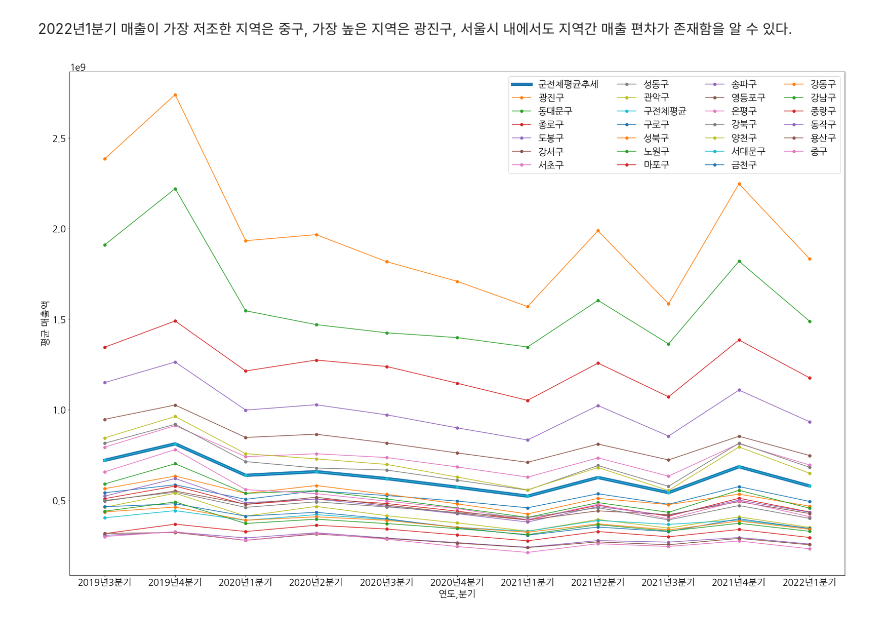
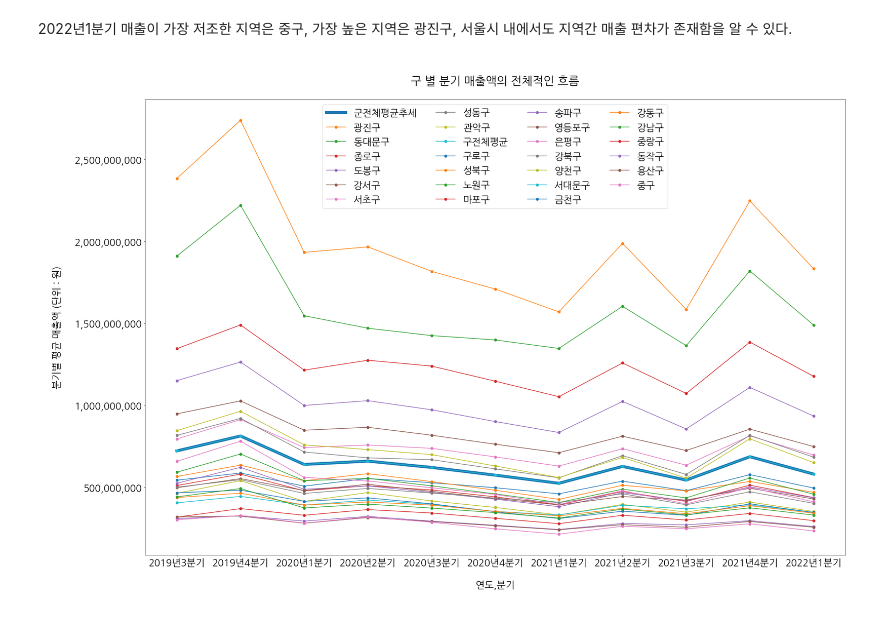
Before and after one commit to YongWanJin/KDTteam5_semiproject, a Jupyter notebook: code/안정화가_아닌_활성화방안.ipynb, the cells around one changed output. Saved outputs shown, nothing was run; the diff lists cells and outputs as text; code cells hidden in the pictures.

```diff
--- a/code/안정화가_아닌_활성화방안.ipynb
+++ b/code/안정화가_아닌_활성화방안.ipynb
@@ -113,7 +113,7 @@ display(location) # 결과
 # %%
 ### location과 sales 병합하기 (sales에 병합)
 sales = pd.merge(sales, location, left_on = '상권_코드', right_on='상권_코드')
-sales = sales[['기준_년_코드', '기준_분기_코드', '시군구명', '읍면동명', '분기당_매출_금액', '상권_구분_코드_명', '서비스_업종_코드_명', '경도', '위도']]
+sales = sales[['기준_년_코드', '기준_분기_코드', '시군구명', '읍면동명', '분기당_매출_금액', '상권_구분_코드_명', '서비스_업종_코드_명']]
 
 # 어디선가 꼬여버린 순서를 분기 순서에 맞게 재배치
 temp1 = sales[sales['기준_년_코드']==2019].sort_values(by='기준_분기_코드')
@@ -162,6 +162,7 @@ for p in range( len(sales['시점_구분_변수'].unique()) ) :
     means = sales[ sales['시점_구분_변수']==p ].groupby('시군구명')['분기당_매출_금액'].mean()
     means = np.array(means)
     means = np.round(means, -5).reshape(25,1)
+    means = means.astype('int64')
     means = means.tolist()
     mean_gu.iloc[:,[p]] = means # 입력
 
@@ -169,6 +170,7 @@ for p in range( len(sales['시점_구분_변수'].unique()) ) :
 mean_all = []
 for i in range(len(mean_gu.columns)) :
     mean_q = round(mean_gu.iloc[:,[i]].mean()[0], -5)
+    mean_q = mean_q.astype('int64')
     mean_all.append(mean_q)
 mean_gu.loc[len(mean_gu)] = mean_all
 mean_gu.rename(index={25:'구전체평균'}, inplace=True)
@@ -212,22 +214,23 @@ fig, ax = plt.subplots()
 x = np.arange(len(mean_2022q1))  # 가로축에 들어갈 값
 values = mean_2022q1['2022년1분기'].to_list()   # 세로축에 들어갈 값
 
-plt.bar(x, values)
+plt.bar(x, values,
+        color=['darkorange']*5+['tab:blue']*12+['rosybrown']+['tab:blue']*3+['limegreen']*5,
+        edgecolor=['r']*5+['tab:blue']*12+['rosybrown']+['tab:blue']*3+['forestgreen']*5,
+        linewidth=5)
 
+current_values = plt.gca().get_yticks()
+plt.gca().set_yticklabels(['{:,.0f}'.format(x) for x in current_values]) # 일반 숫자 표현으로, 천단위마다 콤마 구분
 
 plt.rc('font', family='NanumGothic') # 한글 글꼴 설정
 matplotlib.rcParams['axes.unicode_minus'] = False # 마이너스 부호 깨짐 방지
 
-
 plt.title('\n2022년도1분기 구 별 요식업 상권 매출액 평균\n') # 그래프 제목
 plt.rc('font', size=20)  # 글자 크기
 plt.xticks(x, mean_2022q1['시군구명'].values.tolist(), rotation=45)
-plt.ylabel('매출액 평균 액수') # y축 제목
-# plt.ylim(-40, 50) # y축 표기범위
-# legend_list = ['군전체평균추세'] + [i for i in inc_gu_trand1.index.to_list()] # 범주 생성
-# plt.legend(legend_list) # 범주 출력
-
-plt.rcParams["figure.figsize"] = [30,8] # 그래프 전체 크기
+plt.ylabel('\n분기 매출액 (단위:원)', labelpad=20) # y축 설명
+plt.grid(True) # 그리드 설정
+plt.rcParams["figure.figsize"] = [30,10] # 그래프 전체 크기
 
 plt.show()
 
@@ -240 +252,5 @@ plt.show()
+# %%
+# 경도 위도 데이터프레임과 2022년 1분기 매출액 평균 데이터프레임 join
+mean_2022q1 = pd.merge(mean_2022q1, gu_csv, left_on='시군구명', right_on='SIG_KOR_NM')
+mean_2022q1.drop([1, 2, 3, 4, 5, 26], axis='rows', inplace=True) # 같은 구 이름이지만 서울시는 아닌것들 제거...
 # %%
@@ -292,39 +299,36 @@ m
 # %%
 ### 전체 현황 파악
 
 # 꺾은선 그래프 그릴때 사용할 데이터프레임 mean_series 생성
 
 mean_series = mean_gu.sort_values(by='2022년1분기', ascending=False)
 
 x = np.arange(len(mean_series.columns))  # 가로축에 들어갈 값
 
 plt.plot(x, mean_series.loc['구전체평균'], linewidth = '7.0') # 평균 추세, 선 두께 설정
 for i in range(26) :
     plt.plot(x, mean_series.iloc[i], marker='o') # 2020년1분기 평균매출액 하위5개 구 선정
-# for i in range(len(mean_series)-1,len(mean_series)-6, -1) :
-#     plt.plot(x, mean_series.iloc[i], marker='o')
+
 
 plt.rc('font', family='NanumGothic') # 한글 글꼴 설정
 matplotlib.rcParams['axes.unicode_minus'] = False # 마이너스 부호 깨짐 방지
 
-plt.title('') # 그래프 제목
-plt.xlabel('연도,분기') # x축 제목
+plt.title('\n구 별 분기 매출액의 전체적인 흐름\n') # 그래프 제목
+plt.xlabel('\n연도,분기\n') # x축 제목
 plt.xticks(x, mean_series.columns.to_list(), rotation=0) # 실제로 x축에 표기할 내용
-plt.ylabel('평균 매출액') # y축 제목
-
-#plt.ylim(-40, 50) # y축 표기범위
-
+plt.ylabel('\n분기별 평균 매출액 (단위 : 원)\n') # y축 제목
+current_values = plt.gca().get_yticks()
+plt.gca().set_yticklabels(['{:,.0f}'.format(x) for x in current_values]) # 일반 숫자 표현으로, 천단위마다 콤마 구분
 legend_list = ['군전체평균추세'] \
-              + [i for i in mean_series.index.to_list()]
-
+              + [i for i in mean_series.index.to_list()] # 범주 설정
 plt.legend(legend_list, ncol=4) # 범주 출력
-plt.rc('font', size=20)  # 글자 크기
+plt.rc('font', size=23)  # 글자 크기
 
 plt.rcParams["figure.figsize"] = [30,20]
 
 plt.show()
 # %% [output]
-[figure, old version]
+[figure, new version]
 # %%
 ### 하위 5개 구 파악 & 가장 저조한 구 파악
 
```
Also changed, not shown: parts of 11 cells of this notebook.
